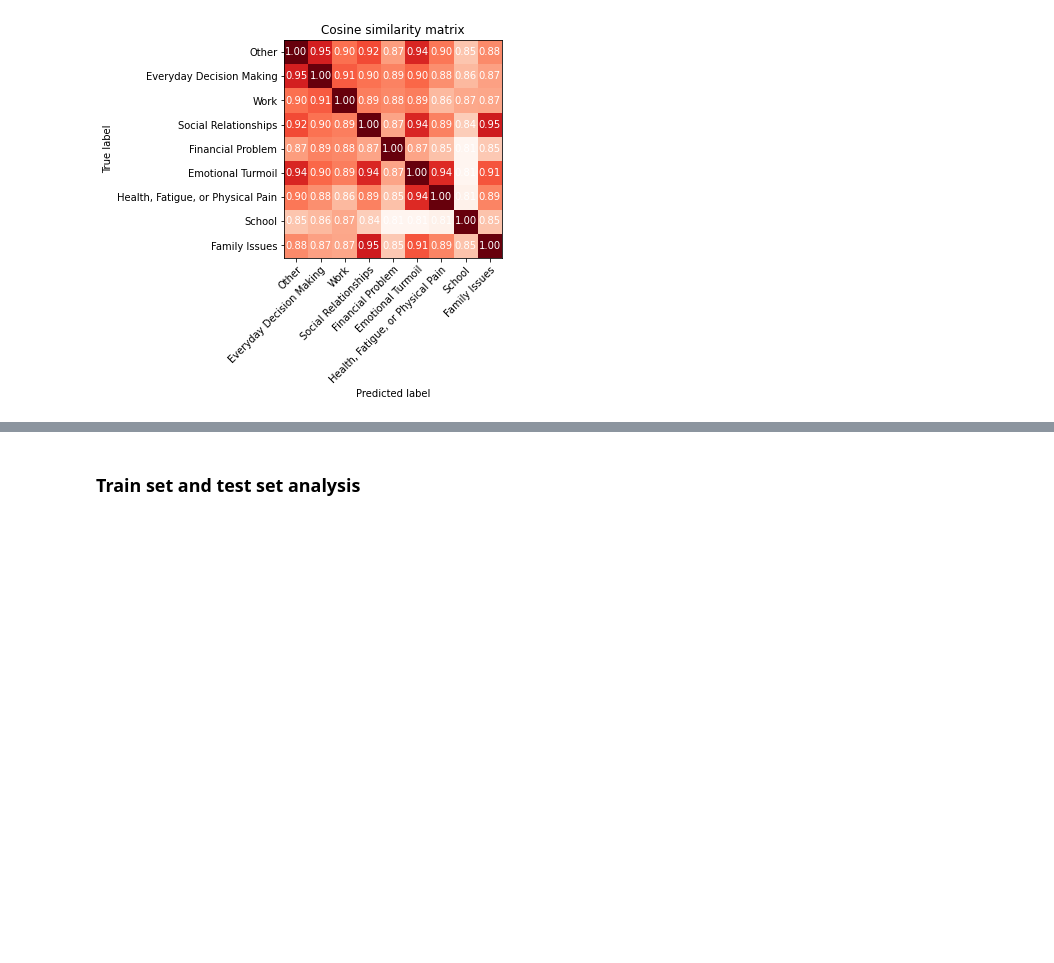
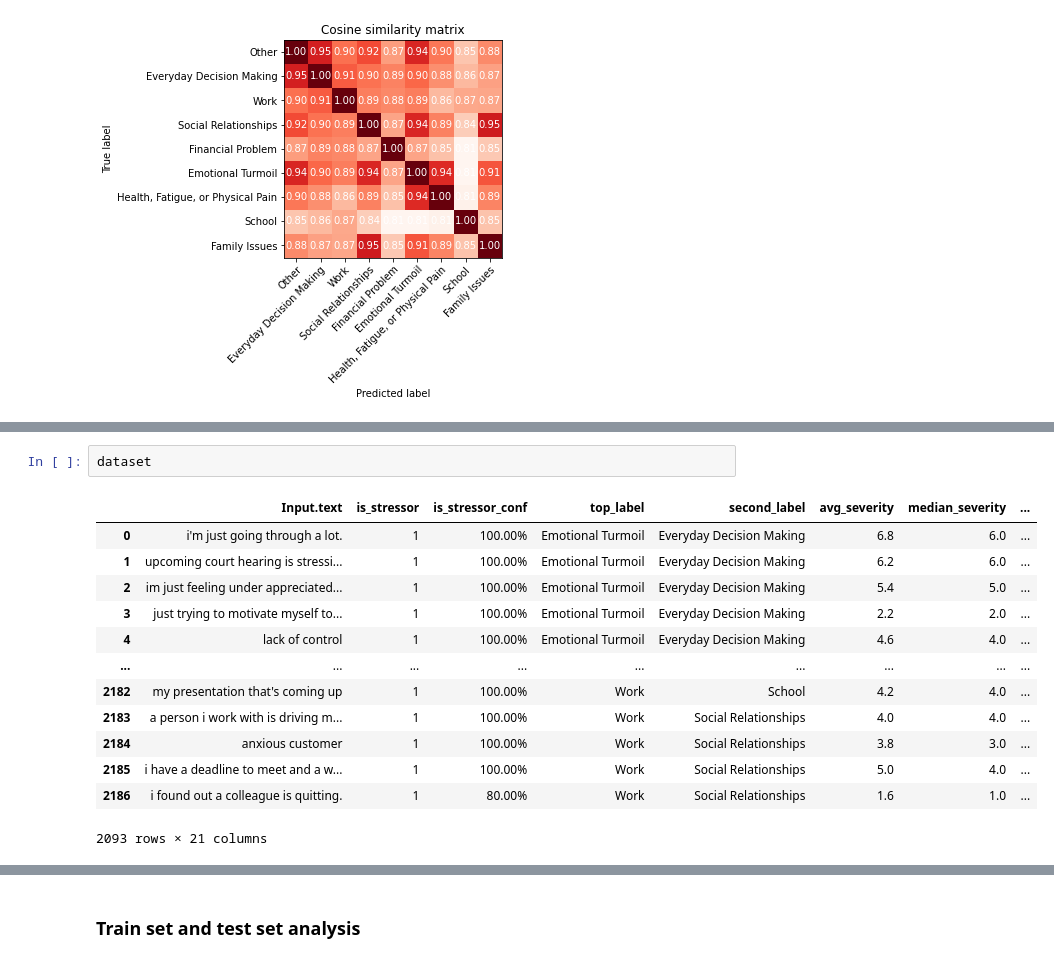
Before and after one commit to PervasiveWellbeingTech/Popbots-mTurk-HITS, a Jupyter notebook: bert-pipeline/Dataset_Analysis.ipynb, the cells around one changed output, grey strips where cells are left out. Drawn from its saved outputs; the diff is of its cells as text; blank space fills up the shorter version.

```diff
--- a/bert-pipeline/Dataset_Analysis.ipynb
+++ b/bert-pipeline/Dataset_Analysis.ipynb
@@ -508,0 +540,16 @@ plot_matrix(cm=np.array(ortho),title="Cosine similarity matrix",classes=label_li
+# %%
+dataset
+# %% [output]
+|  | Input.text | is_stressor | is_stressor_conf | top_label | second_label | avg_severity | median_severity | ... |
+| 0 | i'm just going through a lot. | 1 | 100.00% | Emotional Turmoil | Everyday Decision Making | 6.8 | 6.0 | ... |
+| 1 | upcoming court hearing is stressi... | 1 | 100.00% | Emotional Turmoil | Everyday Decision Making | 6.2 | 6.0 | ... |
+| 2 | im just feeling under appreciated... | 1 | 100.00% | Emotional Turmoil | Everyday Decision Making | 5.4 | 5.0 | ... |
+| 3 | just trying to motivate myself to... | 1 | 100.00% | Emotional Turmoil | Everyday Decision Making | 2.2 | 2.0 | ... |
+| 4 | lack of control | 1 | 100.00% | Emotional Turmoil | Everyday Decision Making | 4.6 | 4.0 | ... |
+| ... | ... | ... | ... | ... | ... | ... | ... | ... |
+| 2182 | my presentation that's coming up | 1 | 100.00% | Work | School | 4.2 | 4.0 | ... |
+| 2183 | a person i work with is driving m... | 1 | 100.00% | Work | Social Relationships | 4.0 | 4.0 | ... |
+| 2184 | anxious customer | 1 | 100.00% | Work | Social Relationships | 3.8 | 3.0 | ... |
+| 2185 | i have a deadline to meet and a w... | 1 | 100.00% | Work | Social Relationships | 5.0 | 4.0 | ... |
+| 2186 | i found out a colleague is quitting. | 1 | 80.00% | Work | Social Relationships | 1.6 | 1.0 | ... |
+2093 rows × 21 columns
```
Also changed, not shown: parts of 8 cells of this notebook, 3 other files.
